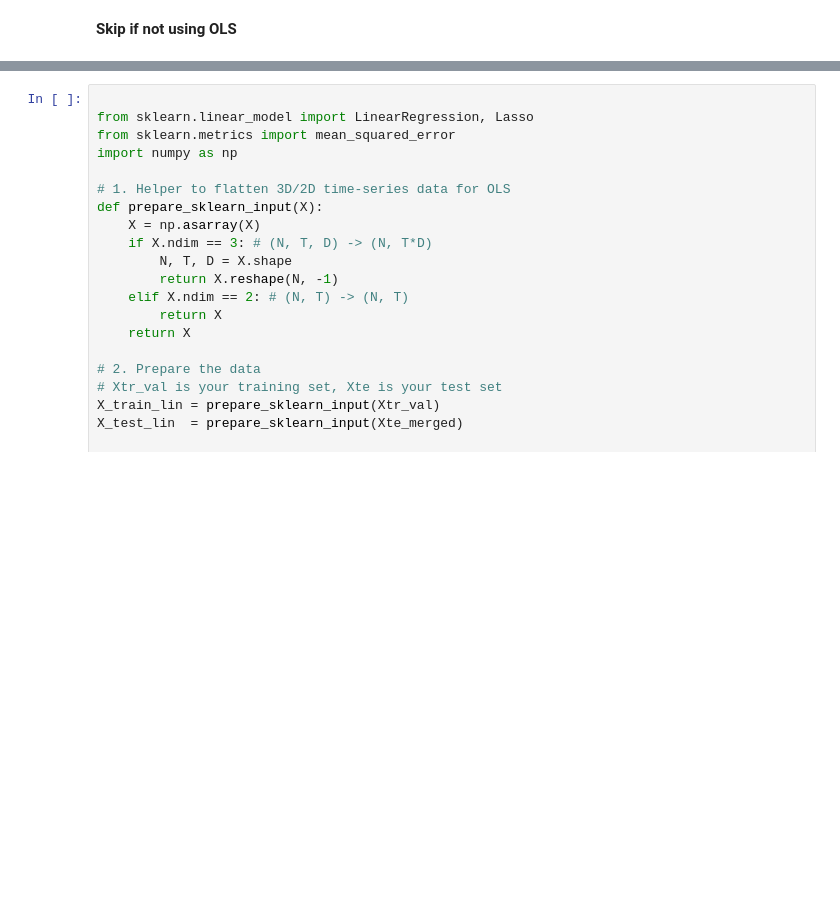
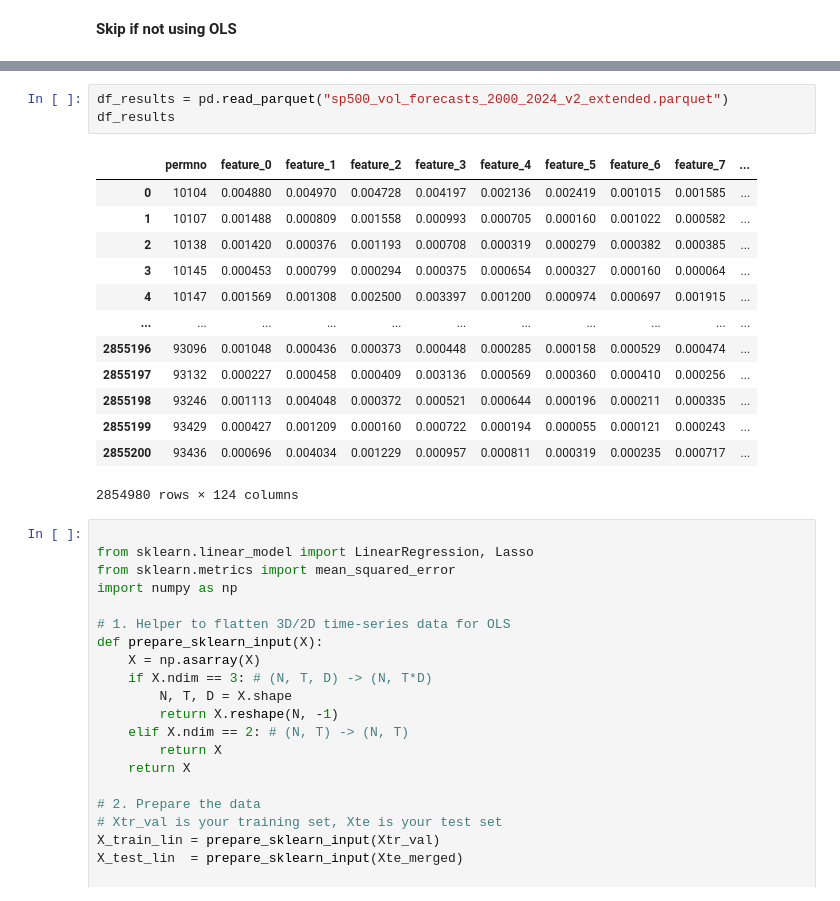
Before and after one commit to FedericoCortesi/finNN_code, a Jupyter notebook: src/financial_tests/create_df.ipynb, the cells around one changed output, grey strips where cells are left out. Cells and saved outputs as stored; diff of their text form; blank space fills up the shorter version.

```diff
--- a/src/financial_tests/create_df.ipynb
+++ b/src/financial_tests/create_df.ipynb
@@ -159,3 +120,20 @@ for i, fold_data in enumerate(wf_ns.folds()):
+# %%
+df_results = pd.read_parquet("sp500_vol_forecasts_2000_2024_v2_extended.parquet")
+df_results
+# %% [output]
+|  | permno | feature_0 | feature_1 | feature_2 | feature_3 | feature_4 | feature_5 | feature_6 | feature_7 | ... |
+| 0 | 10104 | 0.004880 | 0.004970 | 0.004728 | 0.004197 | 0.002136 | 0.002419 | 0.001015 | 0.001585 | ... |
+| 1 | 10107 | 0.001488 | 0.000809 | 0.001558 | 0.000993 | 0.000705 | 0.000160 | 0.001022 | 0.000582 | ... |
+| 2 | 10138 | 0.001420 | 0.000376 | 0.001193 | 0.000708 | 0.000319 | 0.000279 | 0.000382 | 0.000385 | ... |
+| 3 | 10145 | 0.000453 | 0.000799 | 0.000294 | 0.000375 | 0.000654 | 0.000327 | 0.000160 | 0.000064 | ... |
+| 4 | 10147 | 0.001569 | 0.001308 | 0.002500 | 0.003397 | 0.001200 | 0.000974 | 0.000697 | 0.001915 | ... |
+| ... | ... | ... | ... | ... | ... | ... | ... | ... | ... | ... |
+| 2855196 | 93096 | 0.001048 | 0.000436 | 0.000373 | 0.000448 | 0.000285 | 0.000158 | 0.000529 | 0.000474 | ... |
+| 2855197 | 93132 | 0.000227 | 0.000458 | 0.000409 | 0.003136 | 0.000569 | 0.000360 | 0.000410 | 0.000256 | ... |
+| 2855198 | 93246 | 0.001113 | 0.004048 | 0.000372 | 0.000521 | 0.000644 | 0.000196 | 0.000211 | 0.000335 | ... |
+| 2855199 | 93429 | 0.000427 | 0.001209 | 0.000160 | 0.000722 | 0.000194 | 0.000055 | 0.000121 | 0.000243 | ... |
+| 2855200 | 93436 | 0.000696 | 0.004034 | 0.001229 | 0.000957 | 0.000811 | 0.000319 | 0.000235 | 0.000717 | ... |
+2854980 rows × 124 columns
 # %%
 
 from sklearn.linear_model import LinearRegression, Lasso
```
Also changed, not shown: parts of 14 cells of this notebook, 5 other files.
